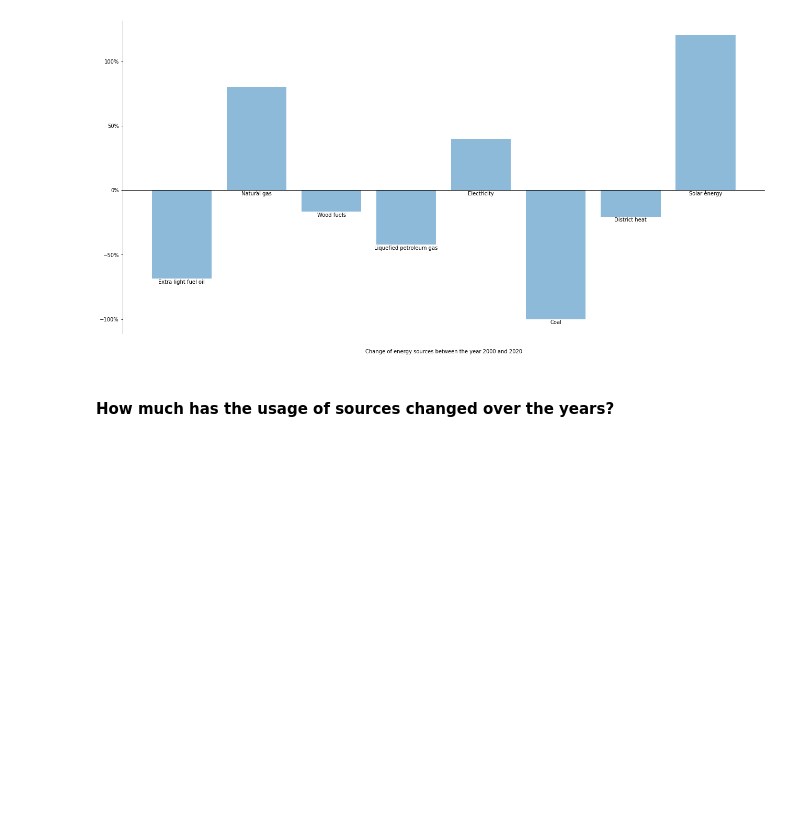
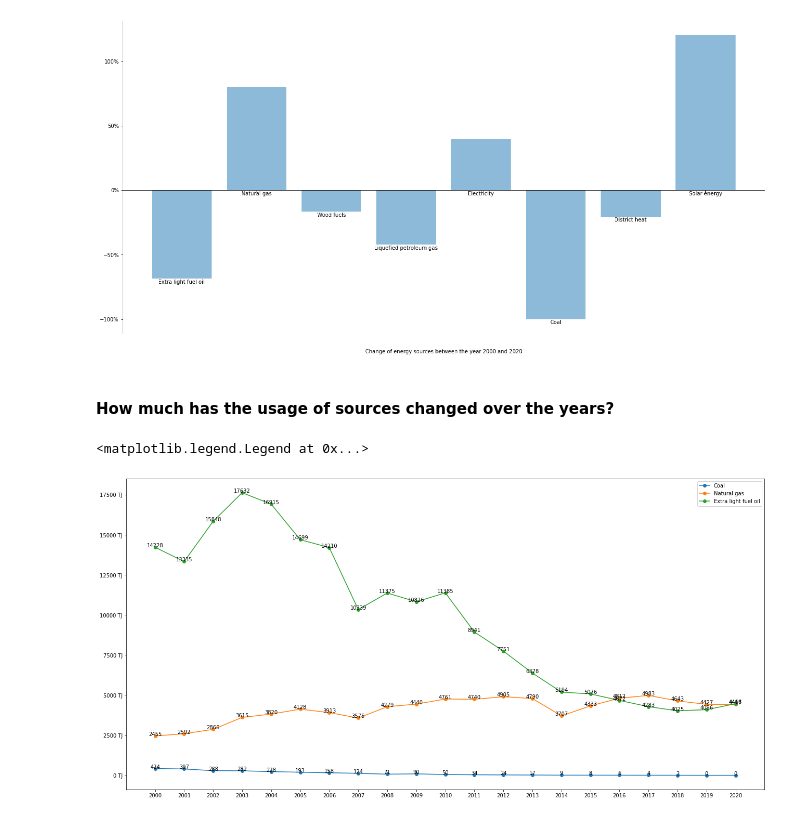
Before and after one commit to TilenBerlak/Data-mining-project, a Jupyter notebook: Projekt/Projekt.ipynb, the cells around one changed output. Saved outputs shown, nothing was run; the diff lists cells and outputs as text; code cells hidden in the pictures; blank space fills up the shorter version.

```diff
--- a/Projekt/Projekt.ipynb
+++ b/Projekt/Projekt.ipynb
@@ -246,3 +246,43 @@ plt.show()
 [figure]
 # %% [markdown]
 #### How much has the usage of sources changed over the years? ####
+# %%
+from matplotlib.ticker import FormatStrFormatter
+year_dict_all = {}
+for name,value in zip(column_names,totals):
+    value = int(value)
+    title = name.split(" ",1)[1].replace("\"","")
+    year = name.split(" ",1)[0].replace("\"","")
+    if title!="Energy source - TOTAL":
+        if year not in year_dict_all:
+            year_dict_all[year]=[]
+        year_dict_all[year].append((title,value))
+
+coal_vals=[]
+for x in year_dict_all.values():
+    coal_vals.append(x[5][1])
+
+natural_gas=[]
+for x in year_dict_all.values():
+    natural_gas.append(x[1][1])
+
+exlf=[]
+for x in year_dict_all.values():
+    exlf.append(x[0][1])
+
+fig, ax = plt.subplots(figsize=(22, 11))
+ax.yaxis.set_major_formatter(FormatStrFormatter('%d TJ'))
+for i, v in enumerate(coal_vals):
+    ax.text(i, v+12, "%d" %v, ha="center")
+for i, v in enumerate(natural_gas):
+    ax.text(i, v+12, "%d" %v, ha="center")
+for i, v in enumerate(exlf):
+    ax.text(i, v+12, "%d" %v, ha="center")
+
+ax.plot(year_dict_all.keys(),coal_vals, marker="o", label="Coal")
+ax.plot(year_dict_all.keys(),natural_gas, marker="o",label="Natural gas")
+ax.plot(year_dict_all.keys(),exlf, marker="o",label="Extra light fuel oil")
+ax.legend()
+# %% [output]
+<matplotlib.legend.Legend at 0x...>
+[figure, added]
```
Also changed, not shown: parts of 2 cells of this notebook.
